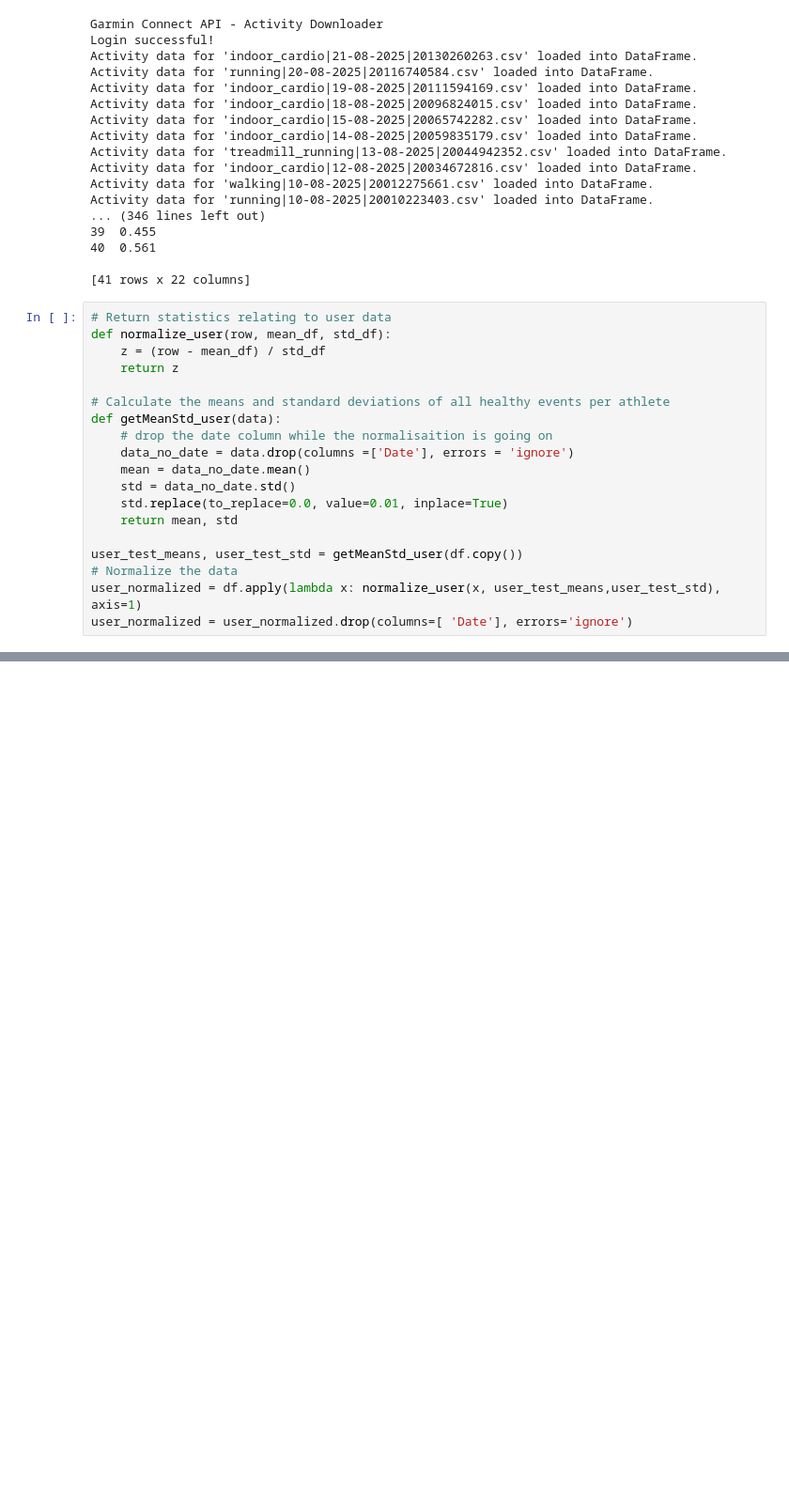
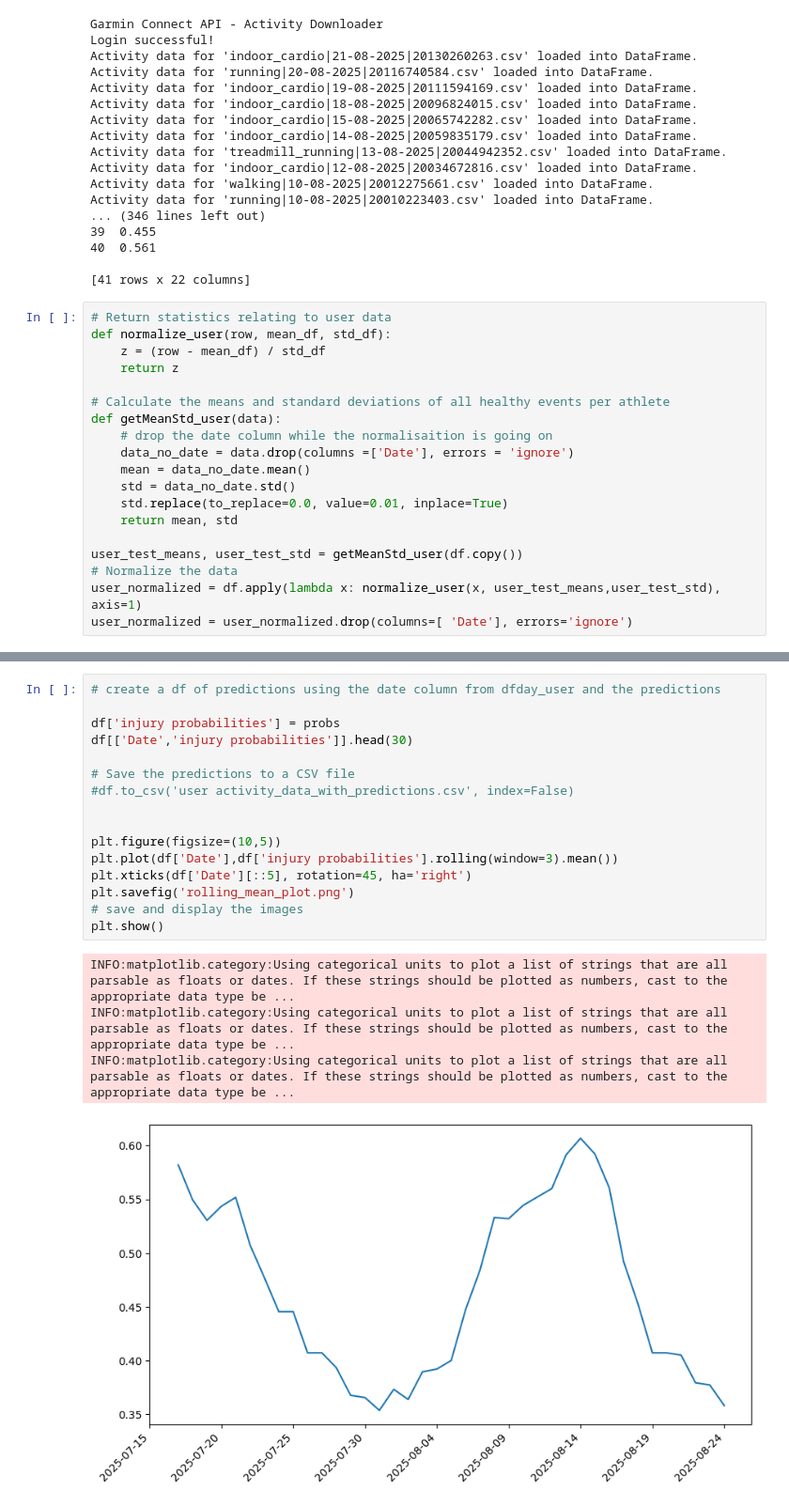
Before and after one commit to milooranm/RunningVolume_Injury, a Jupyter notebook: MVP2 notebooks/mvp2LogRegTest.ipynb, the cells around one changed output, grey strips where cells are left out. Shown at 94% size. Drawn from its saved outputs; the diff is of its cells as text; blank space fills up the shorter version.

```diff
--- a/MVP2 notebooks/mvp2LogRegTest.ipynb
+++ b/MVP2 notebooks/mvp2LogRegTest.ipynb
@@ -432,0 +429,21 @@ Feature names seen at fit time, yet now missing:
+# %%
+# create a df of predictions using the date column from dfday_user and the predictions
+
+df['injury probabilities'] = probs
+df[['Date','injury probabilities']].head(30)
+
+# Save the predictions to a CSV file
+#df.to_csv('user activity_data_with_predictions.csv', index=False)
+
+
+plt.figure(figsize=(10,5))
+plt.plot(df['Date'],df['injury probabilities'].rolling(window=3).mean())
+plt.xticks(df['Date'][::5], rotation=45, ha='right')
+plt.savefig('rolling_mean_plot.png')
+# save and display the images
+plt.show()
+# %% [output]
+INFO:matplotlib.category:Using categorical units to plot a list of strings that are all parsable as floats or dates. If these strings should be plotted as numbers, cast to the appropriate data type be ...
+INFO:matplotlib.category:Using categorical units to plot a list of strings that are all parsable as floats or dates. If these strings should be plotted as numbers, cast to the appropriate data type be ...
+INFO:matplotlib.category:Using categorical units to plot a list of strings that are all parsable as floats or dates. If these strings should be plotted as numbers, cast to the appropriate data type be ...
+[figure, added]
```
Also changed, not shown: parts of 7 cells of this notebook, 6 other files.
